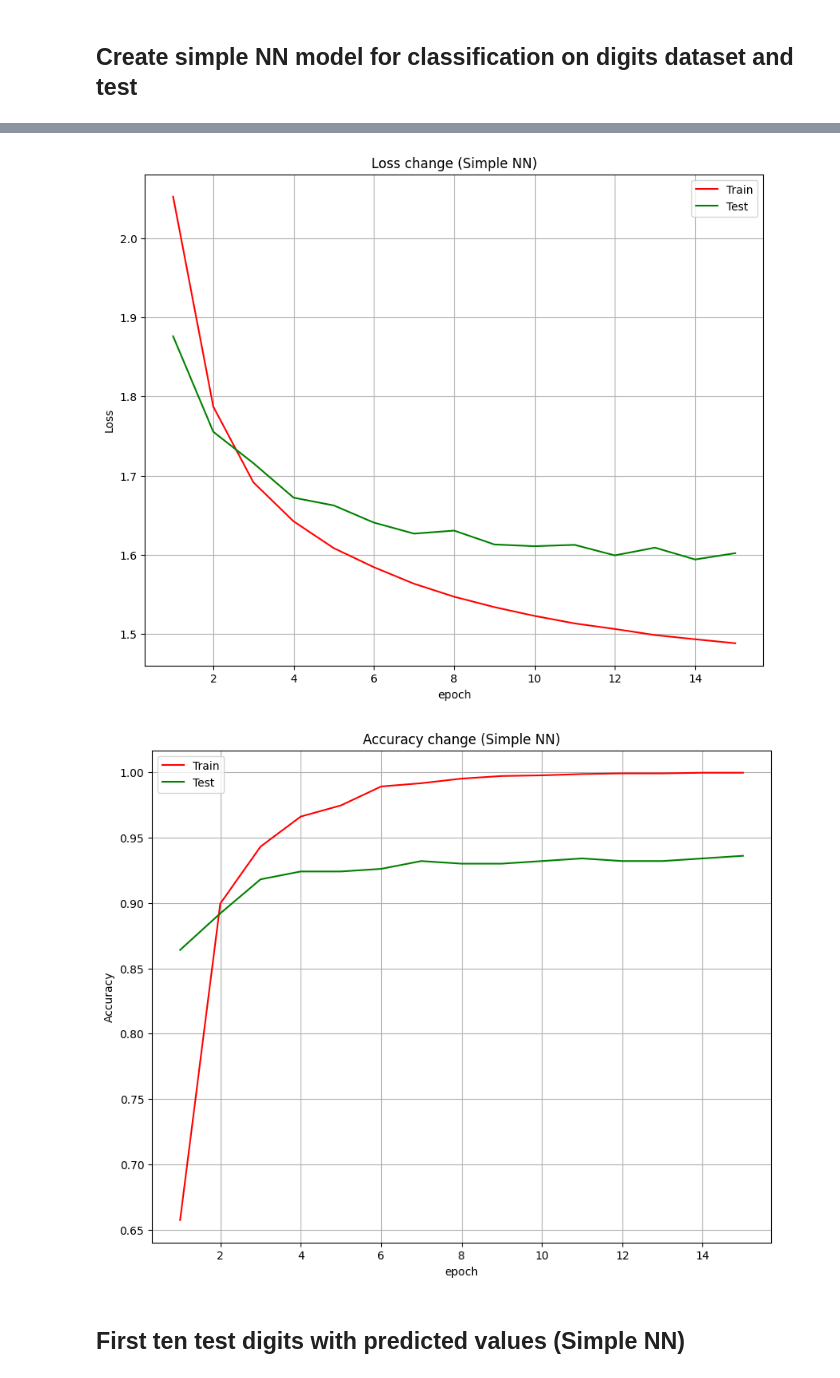
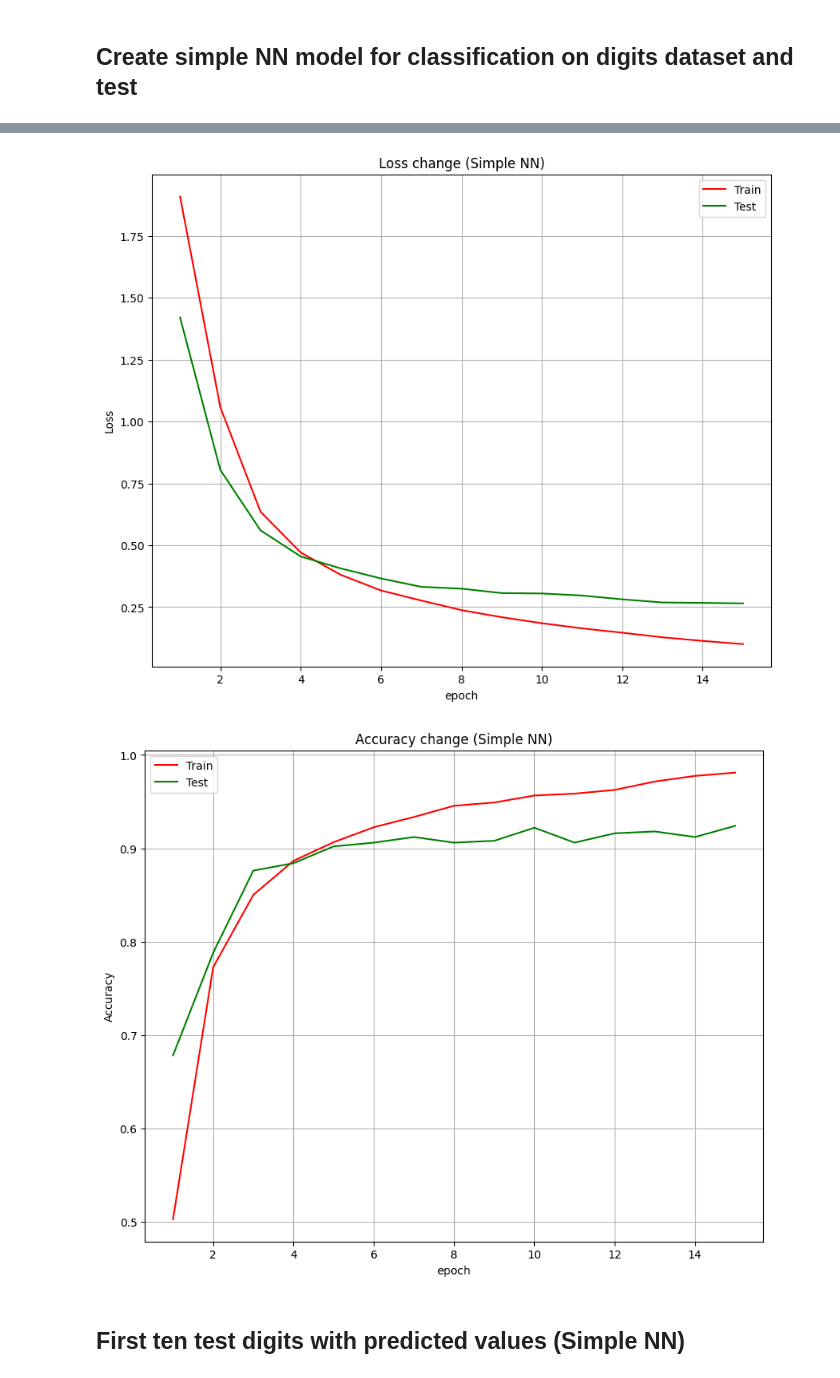
Before and after one commit to Vladfsociety/vladk-neural-network, a Jupyter notebook: notebooks/CNN.ipynb, the cells around one changed output, grey strips where cells are left out. Saved outputs shown, nothing was run; the diff lists cells and outputs as text; code cells hidden in the pictures.

```diff
--- a/notebooks/CNN.ipynb
+++ b/notebooks/CNN.ipynb
@@ -128,7 +128,7 @@ layers = [
 nn = NeuralNetwork(
     Input(784),
     layers,
-    optimizer=Adam(learning_rate=0.001),
+    optimizer=Adam(learning_rate=0.0005),
     loss=CategoricalCrossEntropy(),
     metric=AccuracyOneHot(),
     convert_prediction="argmax"
@@ -171,5 +171,5 @@ Epoch: 15/15, train loss: 1.4884, train Accuracy: 0.9995, test loss: 1.6021, tes
-[figure, old version]
+[figure, new version]
-[figure, old version]
+[figure, new version]
 # %% [markdown]
 ## First ten test digits with predicted values (Simple NN)
 # %%
```
Also changed, not shown: parts of 2 cells of this notebook, 1 other file.
